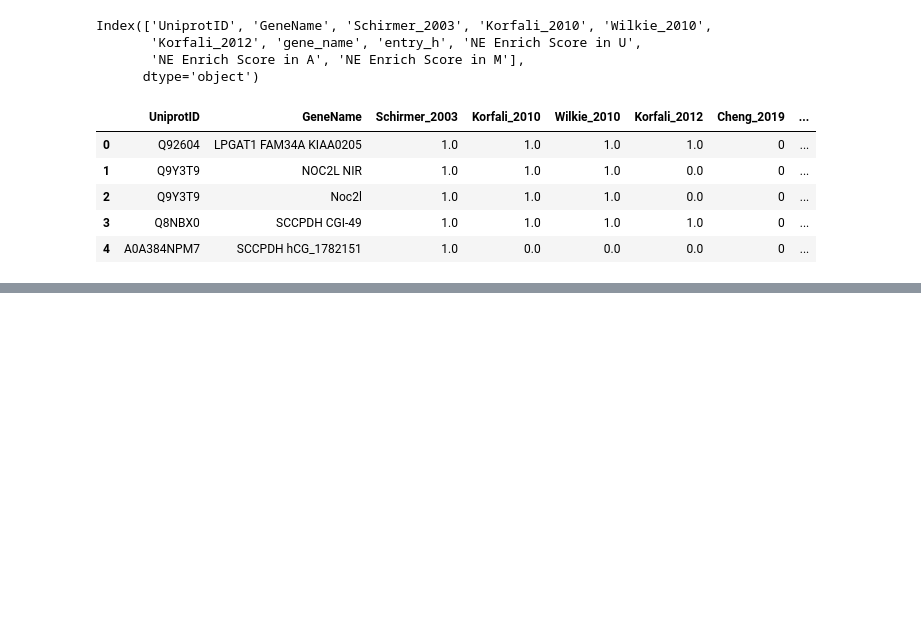
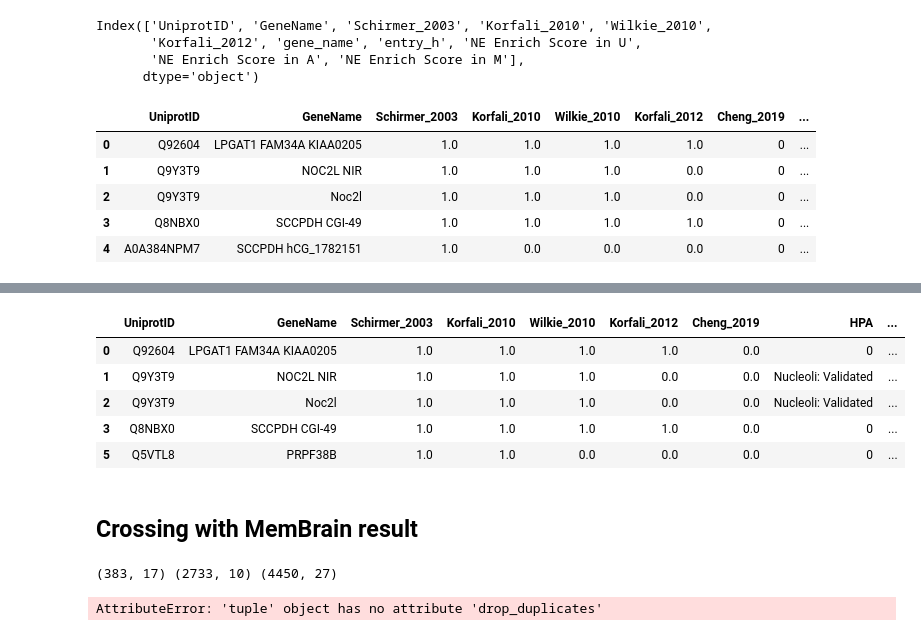
Before and after one commit to shokenlee/Nuclear_proteome, a Jupyter notebook: MergingNEProteome.ipynb, the cells around one changed output, grey strips where cells are left out. Saved outputs shown, nothing was run; the diff lists cells and outputs as text; code cells hidden in the pictures; blank space fills up the shorter version.

Commit message:
Merged HPA, attempt Tiers

```diff
--- a/MergingNEProteome.ipynb
+++ b/MergingNEProteome.ipynb
@@ -222,0 +364,23 @@ df.head()
+# %%
+df['Proteome_score'] = df['Schirmer_2003'] + df['Korfali_2010'] + df['Wilkie_2010'] + df['Korfali_2012'] + df['Cheng_2019']
+# %%
+df.loc[(df['HPA'] != 0)&(df['Uniprot_Subcell_loc'] != 'Not_found'), 'UP-HPA_score'] = 2
+df.loc[(df['HPA'] == 0)&(df['Uniprot_Subcell_loc'] == 'Not_found'), 'UP-HPA_score'] = 0
+df.loc[(df['UP-HPA_score'].isnull()), 'UP-HPA_score'] = 1
+# %%
+df.loc[(df['Proteome_score'] > 1), 'Tier'] = 1
+df.loc[(df['UP-HPA_score'] != 0)&(df['Proteome_score'] == 1), 'Tier'] = 2
+df.loc[(df['Tier'].isnull()), 'Tier'] = 3
+# %%
+df_tier1_2 = df[df.Tier != 3]
+# %%
+df_tier1_2.head()
+# %% [output]
+|  | UniprotID | GeneName | Schirmer_2003 | Korfali_2010 | Wilkie_2010 | Korfali_2012 | Cheng_2019 | HPA | ... |
+| 0 | Q92604 | LPGAT1 FAM34A KIAA0205 | 1.0 | 1.0 | 1.0 | 1.0 | 0.0 | 0 | ... |
+| 1 | Q9Y3T9 | NOC2L NIR | 1.0 | 1.0 | 1.0 | 0.0 | 0.0 | Nucleoli: Validated | ... |
+| 2 | Q9Y3T9 | Noc2l | 1.0 | 1.0 | 1.0 | 0.0 | 0.0 | Nucleoli: Validated | ... |
+| 3 | Q8NBX0 | SCCPDH CGI-49 | 1.0 | 1.0 | 1.0 | 1.0 | 0.0 | 0 | ... |
+| 5 | Q5VTL8 | PRPF38B | 1.0 | 1.0 | 0.0 | 0.0 | 0.0 | 0 | ... |
+# %% [markdown]
+## Crossing with MemBrain result
@@ -222,0 +392,9 @@ df.head()
+# %%
+print(df_tier1_2.shape, df_MB.shape, _df.shape)
+# %% [output]
+(383, 17) (2733, 10) (4450, 27)
+# %%
+_df = _df.drop_duplicates()
+_df.head(n=23)
+# %% [output]
+AttributeError: 'tuple' object has no attribute 'drop_duplicates'
```
Also changed, not shown: parts of 24 cells of this notebook.
